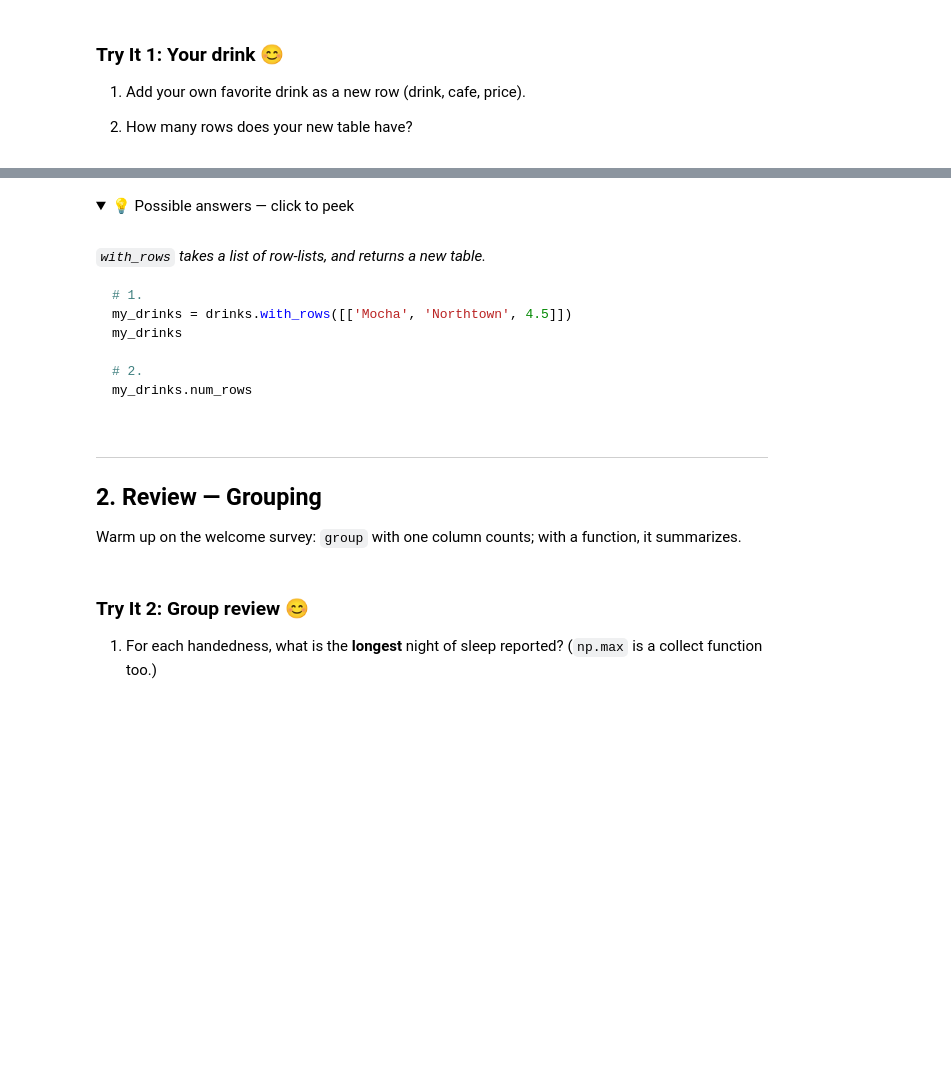
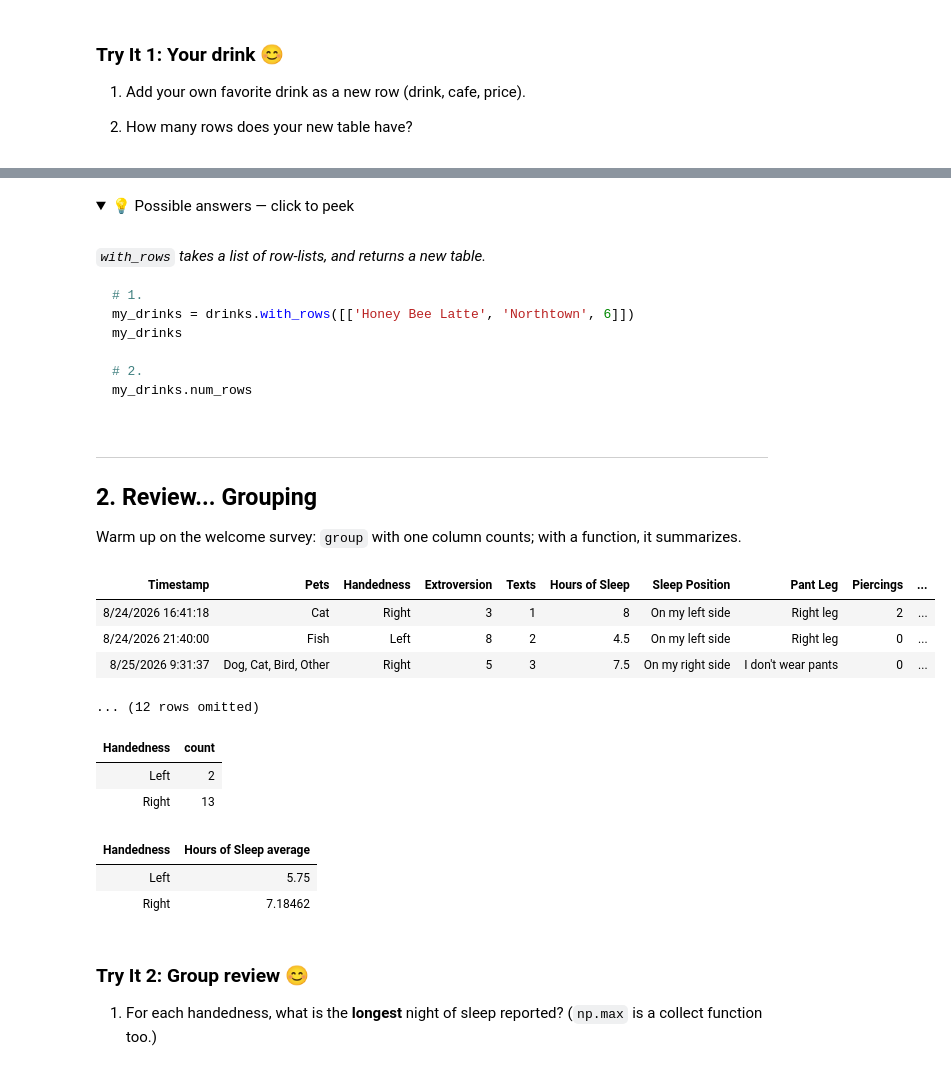
Before and after one commit to mlekimchi/data111_fall2026, a Jupyter notebook: lectures/ekc/lec11-ekc.ipynb, the cells around one changed output, grey strips where cells are left out. Drawn from its saved outputs; the diff is of its cells as text; code cells hidden in the pictures; folded sections open; blank space fills up the shorter version.

````diff
--- a/lectures/ekc/lec11-ekc.ipynb
+++ b/lectures/ekc/lec11-ekc.ipynb
@@ -57,7 +81,7 @@ drinks
 
 ```python
 # 1.
-my_drinks = drinks.with_rows([['Mocha', 'Northtown', 4.5]])
+my_drinks = drinks.with_rows([['Honey Bee Latte', 'Northtown', 6]])
 my_drinks
 
 # 2.
@@ -67,18 +91,32 @@ my_drinks.num_rows
 </details>
 # %% [markdown]
 ---
-## 2. Review — Grouping
+## 2. Review... Grouping
 
 Warm up on the welcome survey: `group` with one column counts; with a function, it summarizes.
 # %%
-survey = Table.read_table('data111_survey_fa24.csv')
+survey = Table.read_table('data111_survey_fa26.csv')
 survey.show(3)
+# %% [output]
+| Timestamp | Pets | Handedness | Extroversion | Texts | Hours of Sleep | Sleep Position | Pant Leg | Piercings | ... |
+| 8/24/2026 16:41:18 | Cat | Right | 3 | 1 | 8 | On my left side | Right leg | 2 | ... |
+| 8/24/2026 21:40:00 | Fish | Left | 8 | 2 | 4.5 | On my left side | Right leg | 0 | ... |
+| 8/25/2026 9:31:37 | Dog, Cat, Bird, Other | Right | 5 | 3 | 7.5 | On my right side | I don't wear pants | 0 | ... |
+... (12 rows omitted)
 # %%
 survey.group("Handedness")
+# %% [output]
+| Handedness | count |
+| Left | 2 |
+| Right | 13 |
 # %%
 (survey
  .select('Handedness', 'Hours of Sleep')
  .group("Handedness", np.average))
+# %% [output]
+| Handedness | Hours of Sleep average |
+| Left | 5.75 |
+| Right | 7.18462 |
 # %% [markdown]
 ### Try It 2: Group review 😊
 
````
Also changed, not shown: parts of 32 cells of this notebook.
